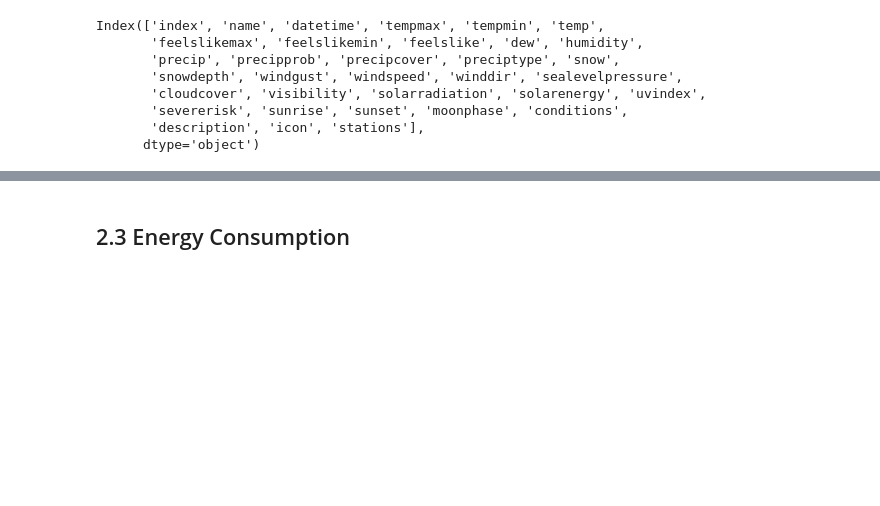
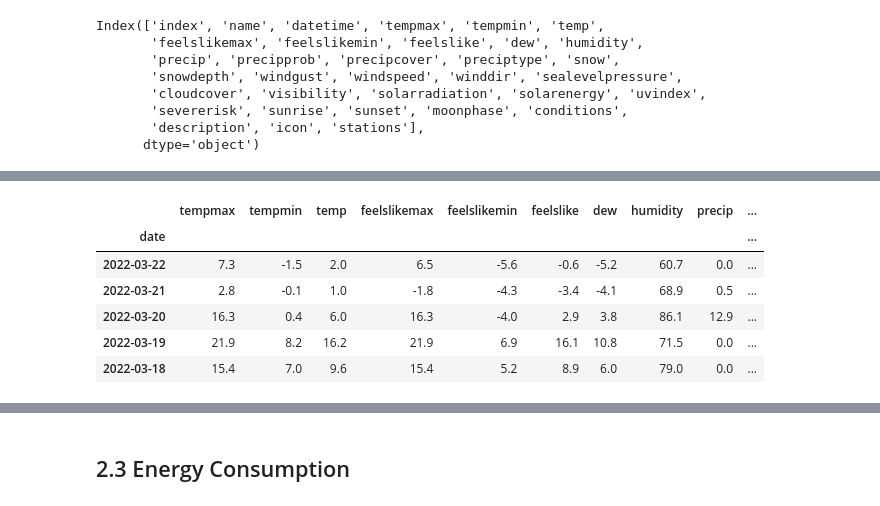
Before and after one commit to hangulde/Springboard, a Jupyter notebook: Capstone 2/Capstone 2. Boston Air Quality.ipynb, the cells around one changed output, grey strips where cells are left out. Saved outputs shown, nothing was run; the diff lists cells and outputs as text; code cells hidden in the pictures; blank space fills up the shorter version.

```diff
--- a/Capstone 2/Capstone 2. Boston Air Quality.ipynb
+++ b/Capstone 2/Capstone 2. Boston Air Quality.ipynb
@@ -216,0 +271,20 @@ memory usage: 797.8+ KB
+# %%
+#Make date format similar to air quality.
+weather.date = pd.to_datetime(weather['date'], format="%Y-%m-%d")
+# %%
+weather = weather.sort_values(by=['date'], ascending=False)
+# %%
+# Date is index for dataframe
+weather = weather.set_index('date')
+# %%
+weather.icon = weather.icon.astype('category')
+# %%
+weather.head()
+# %% [output]
+|  | tempmax | tempmin | temp | feelslikemax | feelslikemin | feelslike | dew | humidity | precip | ... |
+| date |  |  |  |  |  |  |  |  |  | ... |
+| 2022-03-22 | 7.3 | -1.5 | 2.0 | 6.5 | -5.6 | -0.6 | -5.2 | 60.7 | 0.0 | ... |
+| 2022-03-21 | 2.8 | -0.1 | 1.0 | -1.8 | -4.3 | -3.4 | -4.1 | 68.9 | 0.5 | ... |
+| 2022-03-20 | 16.3 | 0.4 | 6.0 | 16.3 | -4.0 | 2.9 | 3.8 | 86.1 | 12.9 | ... |
+| 2022-03-19 | 21.9 | 8.2 | 16.2 | 21.9 | 6.9 | 16.1 | 10.8 | 71.5 | 0.0 | ... |
+| 2022-03-18 | 15.4 | 7.0 | 9.6 | 15.4 | 5.2 | 8.9 | 6.0 | 79.0 | 0.0 | ... |
```
Also changed, not shown: parts of 55 cells of this notebook.
